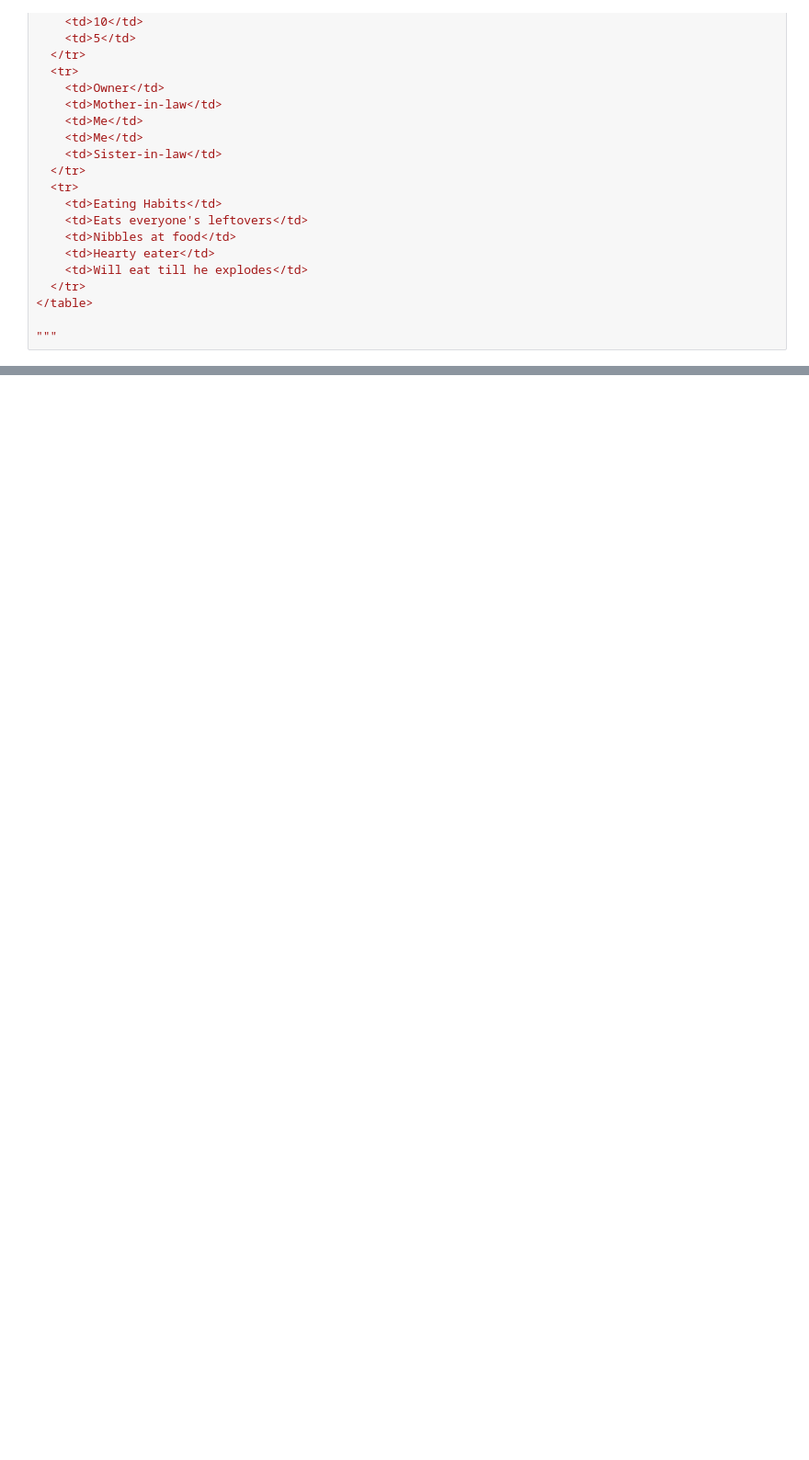
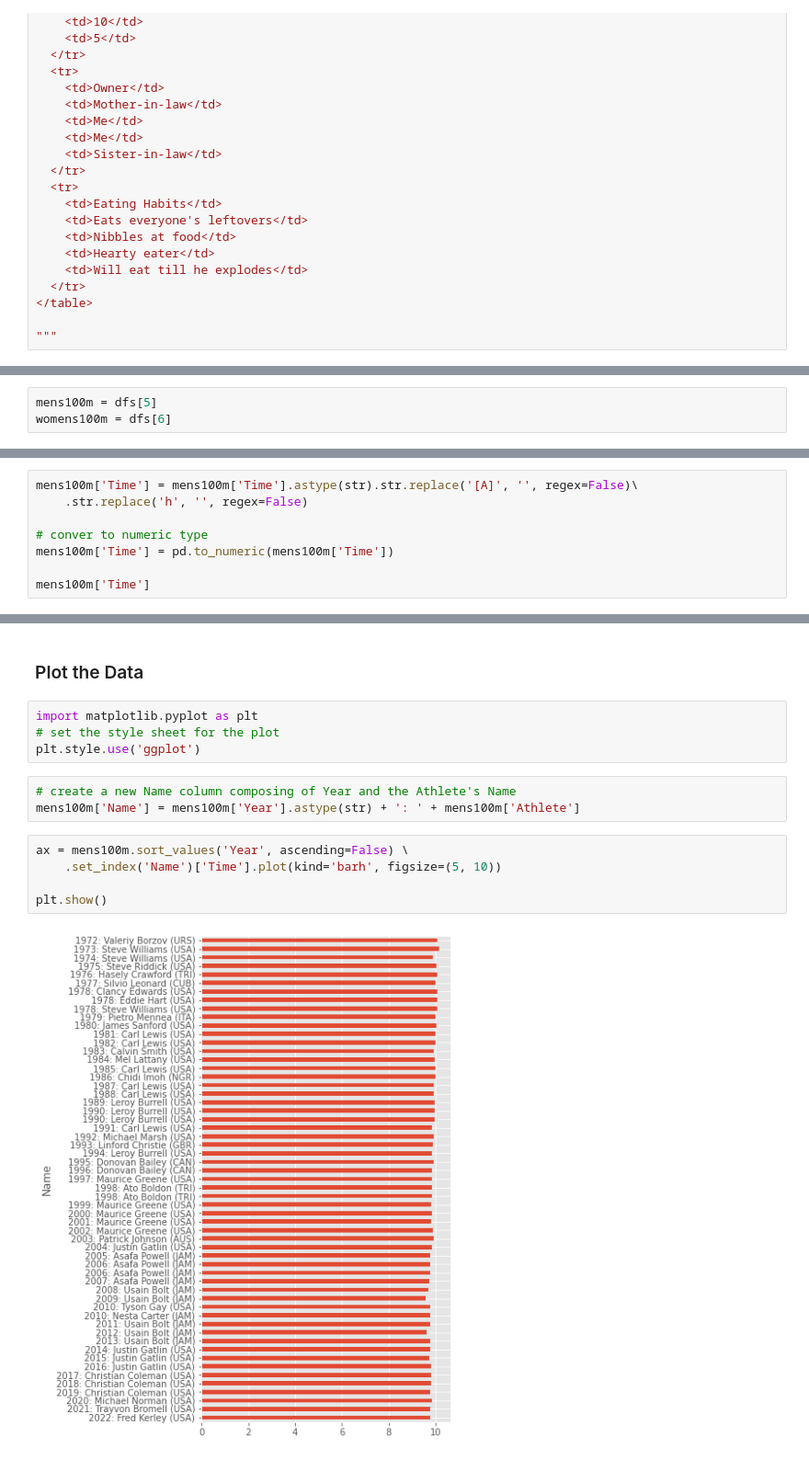
Before and after one commit to benkaan001/pandas_and_beyond, a Jupyter notebook: generate_data/00_read_html.ipynb, the cells around one changed output, grey strips where cells are left out. Shown at 92% size. Saved outputs shown, nothing was run; the diff lists cells and outputs as text; blank space fills up the shorter version.

Commit message:
add data/csv files

```diff
--- a/generate_data/00_read_html.ipynb
+++ b/generate_data/00_read_html.ipynb
@@ -94,0 +153,3 @@ ImportError: lxml not found, please install it
+# %%
+mens100m = dfs[5]
+womens100m = dfs[6]
@@ -94,0 +231,8 @@ ImportError: lxml not found, please install it
+# %%
+mens100m['Time'] = mens100m['Time'].astype(str).str.replace('[A]', '', regex=False)\
+    .str.replace('h', '', regex=False)
+
+# conver to numeric type
+mens100m['Time'] = pd.to_numeric(mens100m['Time'])
+
+mens100m['Time']
@@ -94,0 +284,16 @@ ImportError: lxml not found, please install it
+# %% [markdown]
+### Plot the Data
+# %%
+import matplotlib.pyplot as plt
+# set the style sheet for the plot
+plt.style.use('ggplot')
+# %%
+# create a new Name column composing of Year and the Athlete's Name
+mens100m['Name'] = mens100m['Year'].astype(str) + ': ' + mens100m['Athlete']
+# %%
+ax = mens100m.sort_values('Year', ascending=False) \
+    .set_index('Name')['Time'].plot(kind='barh', figsize=(5, 10))
+
+plt.show()
+# %% [output]
+[figure, added]
```
Also changed, not shown: parts of 23 cells of this notebook, 2 other files.
